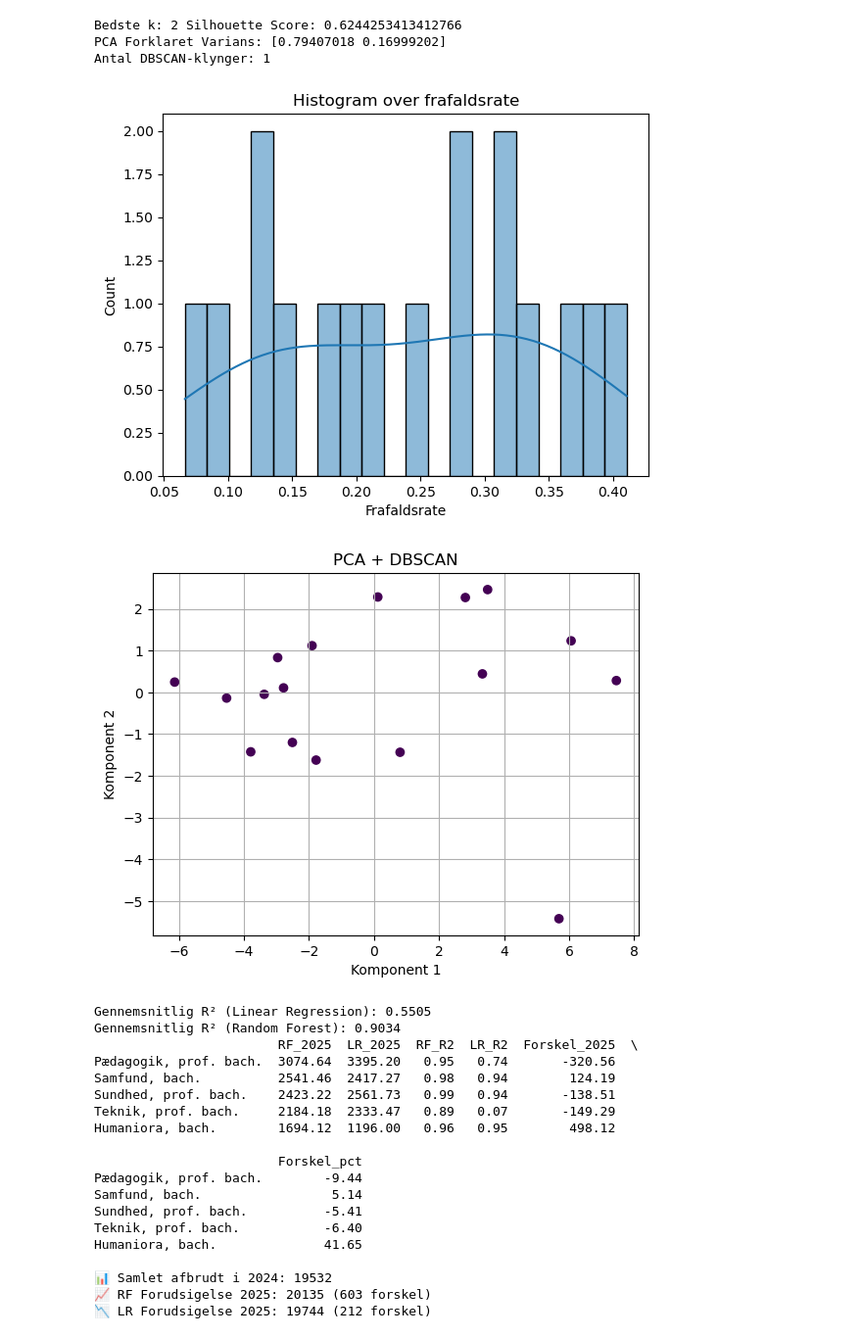
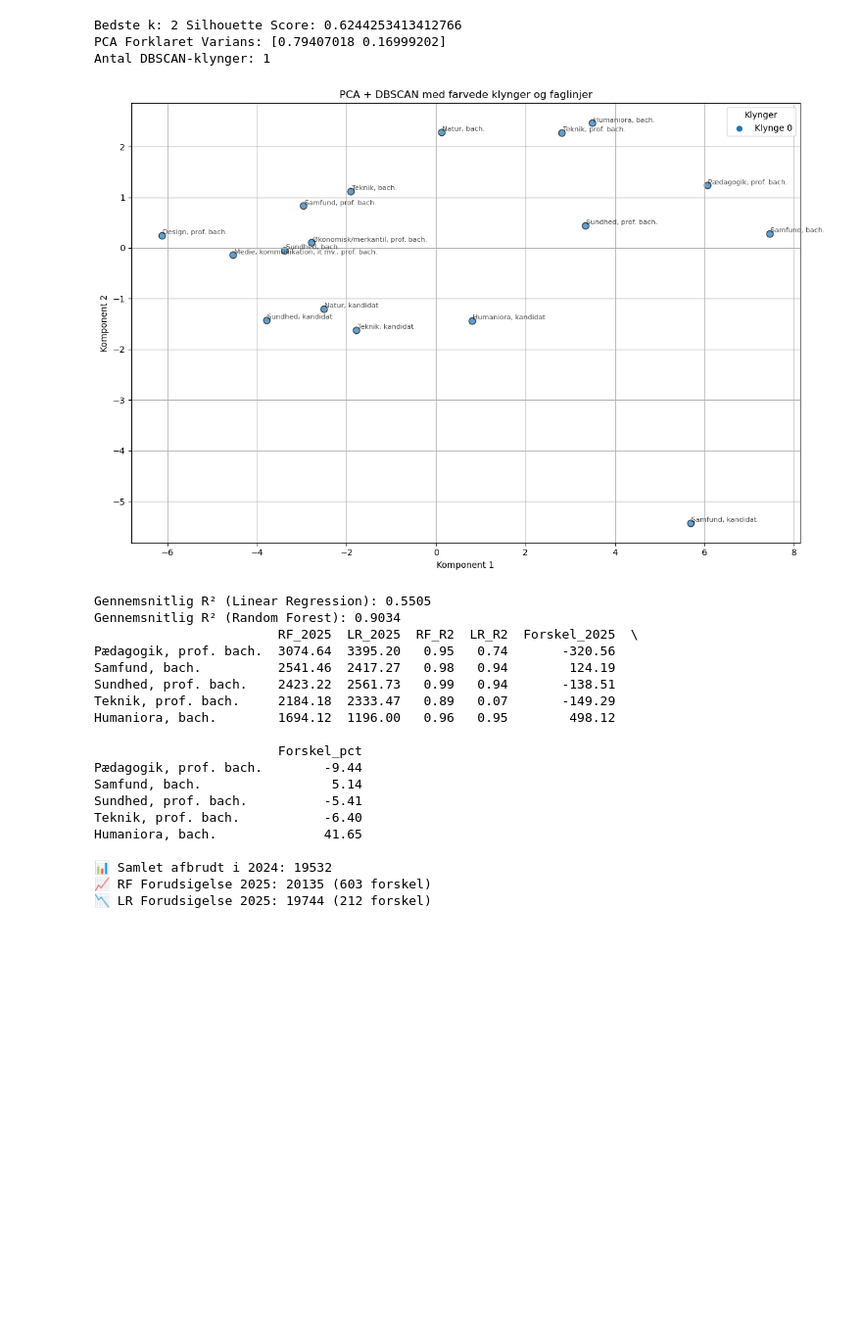
Before and after one commit to Freddo-404/Exam_BI, a Jupyter notebook: UddannelsesAnalyse_Supervised_Unsupervised.ipynb, the cells around one changed output. Shown at 98% size. Cells and saved outputs as stored; diff of their text form; code cells hidden in the pictures; blank space fills up the shorter version.

```diff
--- a/UddannelsesAnalyse_Supervised_Unsupervised.ipynb
+++ b/UddannelsesAnalyse_Supervised_Unsupervised.ipynb
@@ -113,20 +113,34 @@ print("Antal DBSCAN-klynger:", n_clusters_db)
 Bedste k: 2 Silhouette Score: 0.6244253413412766
 PCA Forklaret Varians: [0.79407018 0.16999202]
 Antal DBSCAN-klynger: 1
-# %%
-sns.histplot(merged['Frafaldsrate'], bins=20, kde=True)
-plt.title("Histogram over frafaldsrate")
-plt.show()
-
-plt.scatter(components[:, 0], components[:, 1], c=labels, cmap='viridis')
-plt.title("PCA + DBSCAN")
-plt.xlabel("Komponent 1")
-plt.ylabel("Komponent 2")
-plt.grid(True)
-plt.show()
-# %% [output]
-[figure, removed]
-[figure, removed]
+# %%
+unique_labels = np.unique(labels)
+
+# Lav et farvekort, fx med Set2 (op til 8 farver – kan ændres)
+cmap = plt.get_cmap('tab10')
+label_to_color = {label: cmap(i) for i, label in enumerate(unique_labels)}
+
+plt.figure(figsize=(12, 8))
+
+for i, label in enumerate(labels):
+    color = label_to_color[label]
+    x, y = components[i]
+    plt.scatter(x, y, color=color, s=60, alpha=0.7, edgecolor='k')
+    plt.text(x + 0.02, y + 0.02, merged.iloc[i]['FagLinjer'], fontsize=8, alpha=0.7)
+
+# Forklaring (legend)
+for label in unique_labels:
+    plt.scatter([], [], color=label_to_color[label], label=f'Klynge {label}' if label != -1 else 'Støj')
+
+plt.title("PCA + DBSCAN med farvede klynger og faglinjer")
+plt.xlabel("Komponent 1")
+plt.ylabel("Komponent 2")
+plt.grid(True)
+plt.legend(title="Klynger")
+plt.tight_layout()
+plt.show()
+# %% [output]
+[figure, added]
 # %%
 afbrudt_df = df[df['Type'] == 'Afbrudt']
 years = list(range(2015, 2025))  # Træn kun på historiske data
```
Also changed, not shown: parts of 2 cells of this notebook.
